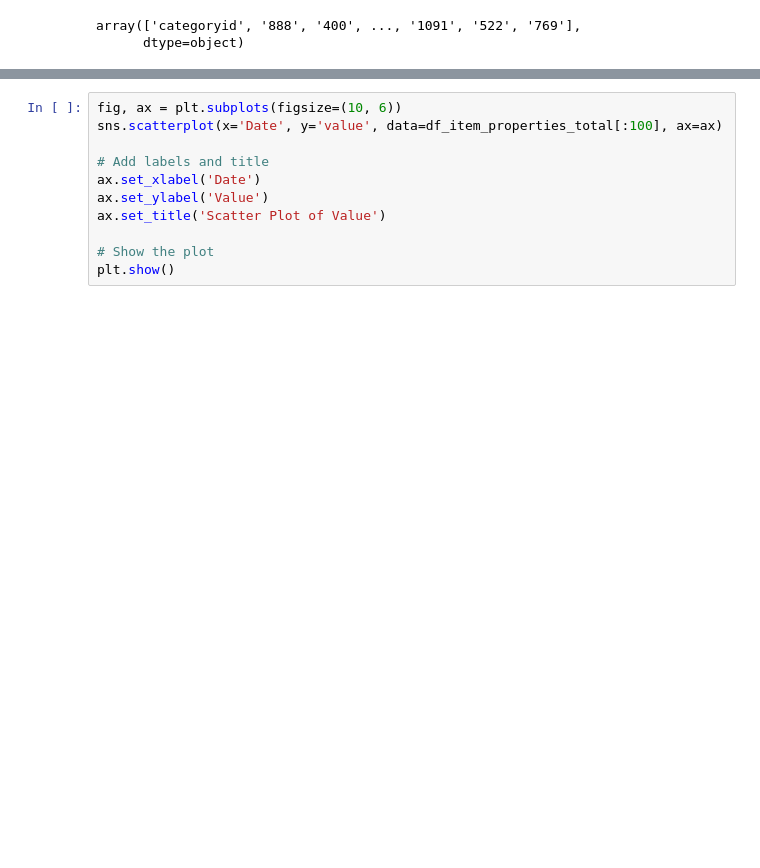
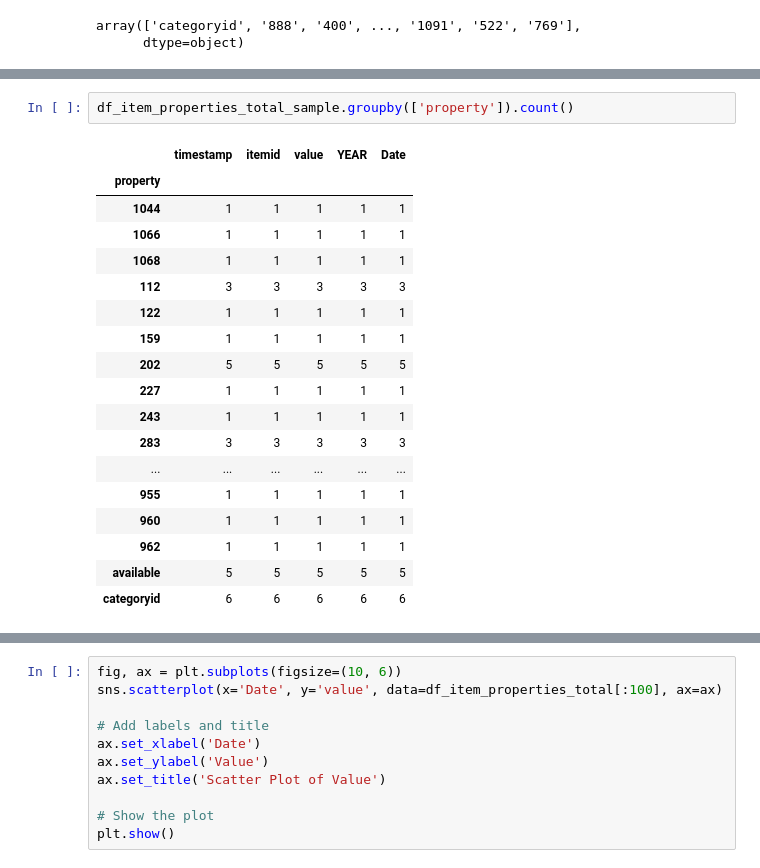
Before and after one commit to belladu0201/Deep_RL_Recommender_System, a Jupyter notebook: 10_Code/railrocket_eda_Beibei_Du_AIPI531_SP23.ipynb, the cells around one changed output, grey strips where cells are left out. Drawn from its saved outputs; the diff is of its cells as text; blank space fills up the shorter version.

```diff
--- a/10_Code/railrocket_eda_Beibei_Du_AIPI531_SP23.ipynb
+++ b/10_Code/railrocket_eda_Beibei_Du_AIPI531_SP23.ipynb
@@ -333,0 +413,21 @@ array(['categoryid', '888', '400', ..., '1091', '522', '769'],
+# %%
+df_item_properties_total_sample.groupby(['property']).count()
+# %% [output]
+|  | timestamp | itemid | value | YEAR | Date |
+| property |  |  |  |  |  |
+| 1044 | 1 | 1 | 1 | 1 | 1 |
+| 1066 | 1 | 1 | 1 | 1 | 1 |
+| 1068 | 1 | 1 | 1 | 1 | 1 |
+| 112 | 3 | 3 | 3 | 3 | 3 |
+| 122 | 1 | 1 | 1 | 1 | 1 |
+| 159 | 1 | 1 | 1 | 1 | 1 |
+| 202 | 5 | 5 | 5 | 5 | 5 |
+| 227 | 1 | 1 | 1 | 1 | 1 |
+| 243 | 1 | 1 | 1 | 1 | 1 |
+| 283 | 3 | 3 | 3 | 3 | 3 |
+| ... | ... | ... | ... | ... | ... |
+| 955 | 1 | 1 | 1 | 1 | 1 |
+| 960 | 1 | 1 | 1 | 1 | 1 |
+| 962 | 1 | 1 | 1 | 1 | 1 |
+| available | 5 | 5 | 5 | 5 | 5 |
+| categoryid | 6 | 6 | 6 | 6 | 6 |
```
Also changed, not shown: parts of 9 cells of this notebook.
